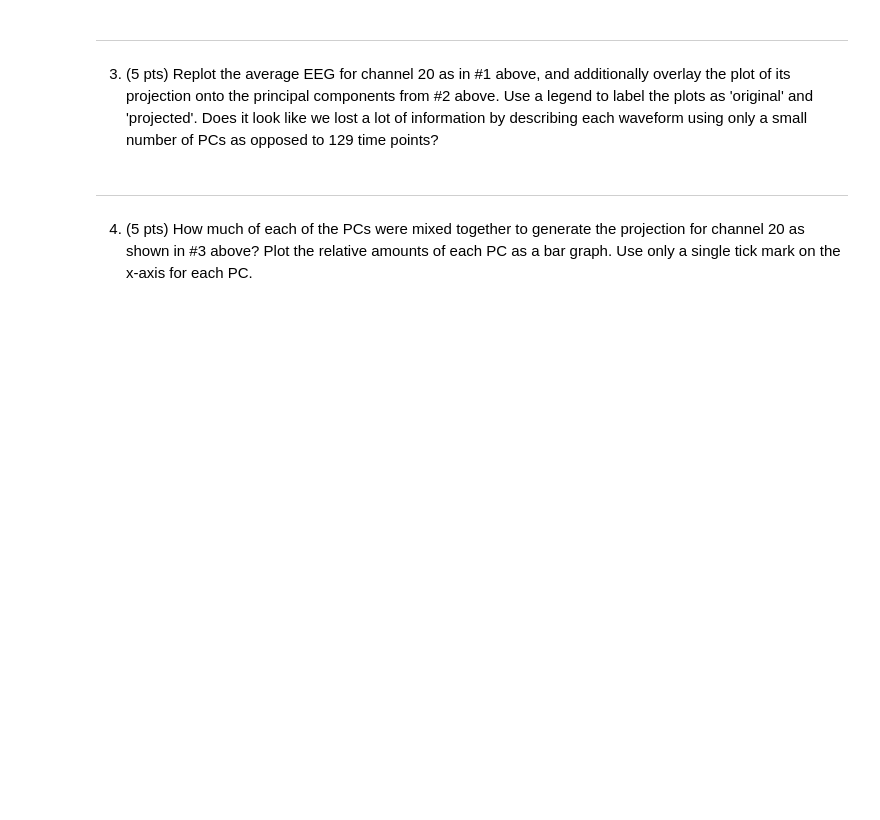
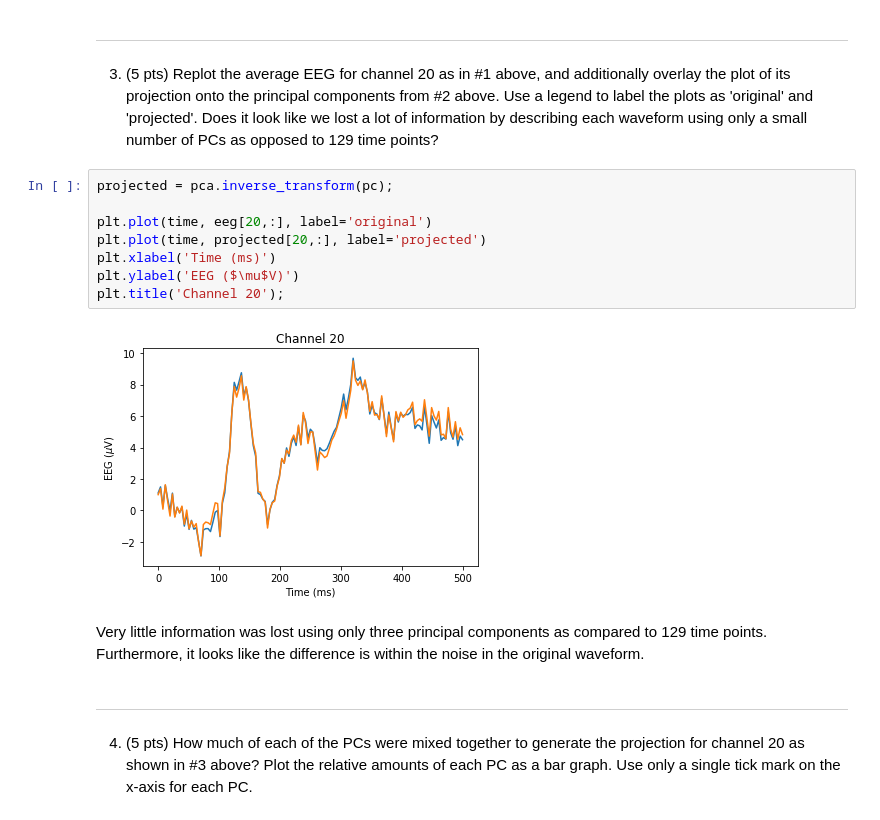
Before and after one commit to marcel-goldschen-ohm/NEU-337-Spring-2020, a Jupyter notebook: homework/homework-pca_classification.ipynb, the cells around one changed output. Cells and saved outputs as stored; diff of their text form; blank space fills up the shorter version.

```diff
--- a/homework/homework-pca_classification.ipynb
+++ b/homework/homework-pca_classification.ipynb
@@ -27,6 +69,18 @@ eeg_uV.shape, time_ms.shape
 # %% [markdown]
 ---
 3. (5 pts) Replot the average EEG for channel 20 as in #1 above, and additionally overlay the plot of its projection onto the principal components from #2 above. Use a legend to label the plots as 'original' and 'projected'. Does it look like we lost a lot of information by describing each waveform using only a small number of PCs as opposed to 129 time points?
+# %%
+projected = pca.inverse_transform(pc);
+
+plt.plot(time, eeg[20,:], label='original')
+plt.plot(time, projected[20,:], label='projected')
+plt.xlabel('Time (ms)')
+plt.ylabel('EEG ($\mu$V)')
+plt.title('Channel 20');
+# %% [output]
+[figure, added]
+# %% [markdown]
+Very little information was lost using only three principal components as compared to 129 time points. Furthermore, it looks like the difference is within the noise in the original waveform.
 # %% [markdown]
 ---
 4. (5 pts) How much of each of the PCs were mixed together to generate the projection for channel 20 as shown in #3 above? Plot the relative amounts of each PC as a bar graph. Use only a single tick mark on the x-axis for each PC.
```
Also changed, not shown: parts of 13 cells of this notebook.
